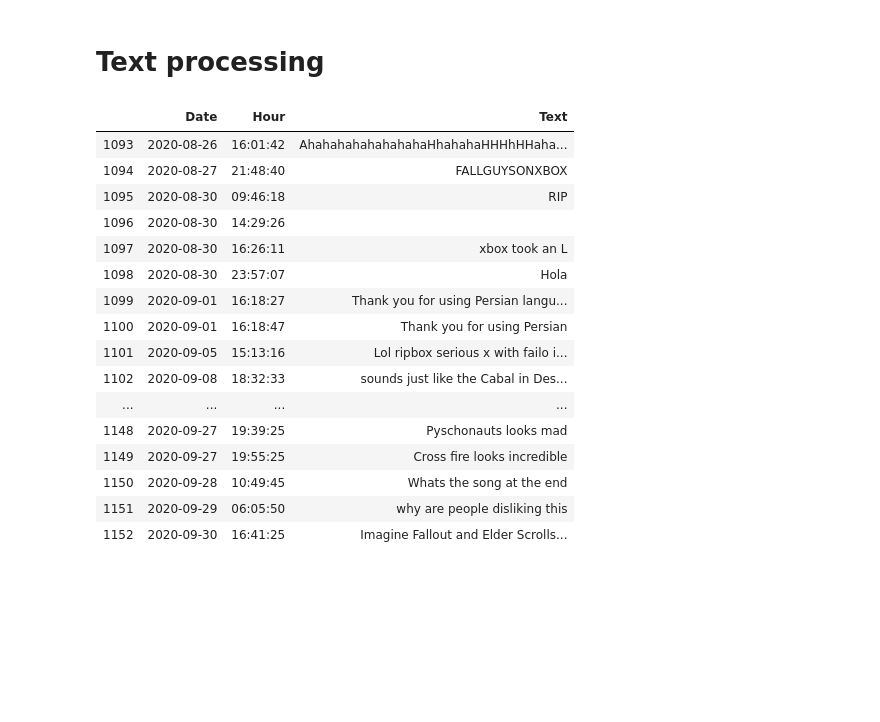
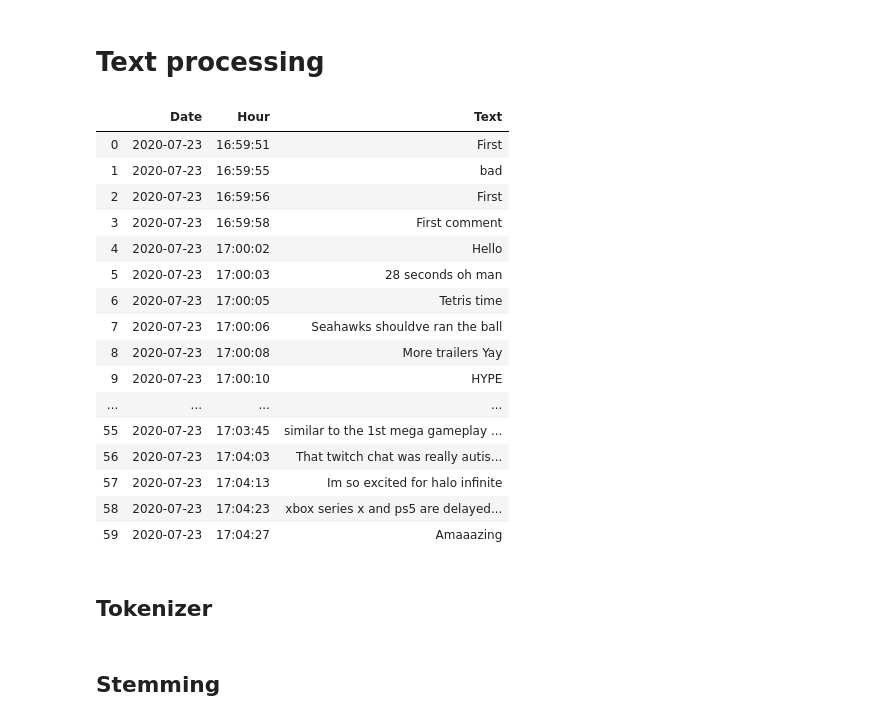
Before and after one commit to SalimAmarti/PS5_vs_XboxSeriesX, a Jupyter notebook: PS5 vs. Xbox Series X.ipynb, the cells around one changed output. Drawn from its saved outputs; the diff is of its cells as text; code cells hidden in the pictures; blank space fills up the shorter version.

Commit message:
performed tokenizer and stemming

```diff
--- a/PS5 vs. Xbox Series X.ipynb
+++ b/PS5 vs. Xbox Series X.ipynb
@@ -162,22 +172,24 @@ def clean_text(text):
 # %%
 Xbox_data['Text']=Xbox_data['Text'].apply(clean_text)
 # %%
-Xbox_data.tail(60)
+Xbox_data.head(60)
 # %% [output]
 |  | Date | Hour | Text |
-| 1093 | 2020-08-26 | 16:01:42 | AhahahahahahahahaHhahahaHHHhHHaha... |
-| 1094 | 2020-08-27 | 21:48:40 | FALLGUYSONXBOX |
-| 1095 | 2020-08-30 | 09:46:18 | RIP |
-| 1096 | 2020-08-30 | 14:29:26 |  |
-| 1097 | 2020-08-30 | 16:26:11 | xbox took an L |
-| 1098 | 2020-08-30 | 23:57:07 | Hola |
-| 1099 | 2020-09-01 | 16:18:27 | Thank you for using Persian langu... |
-| 1100 | 2020-09-01 | 16:18:47 | Thank you for using Persian |
-| 1101 | 2020-09-05 | 15:13:16 | Lol ripbox serious x with failo i... |
-| 1102 | 2020-09-08 | 18:32:33 | sounds just like the Cabal in Des... |
+| 0 | 2020-07-23 | 16:59:51 | First |
+| 1 | 2020-07-23 | 16:59:55 | bad |
+| 2 | 2020-07-23 | 16:59:56 | First |
+| 3 | 2020-07-23 | 16:59:58 | First comment |
+| 4 | 2020-07-23 | 17:00:02 | Hello |
+| 5 | 2020-07-23 | 17:00:03 | 28 seconds oh man |
+| 6 | 2020-07-23 | 17:00:05 | Tetris time |
+| 7 | 2020-07-23 | 17:00:06 | Seahawks shouldve ran the ball |
+| 8 | 2020-07-23 | 17:00:08 | More trailers Yay |
+| 9 | 2020-07-23 | 17:00:10 | HYPE |
 | ... | ... | ... | ... |
-| 1148 | 2020-09-27 | 19:39:25 | Pyschonauts looks mad |
-| 1149 | 2020-09-27 | 19:55:25 | Cross fire looks incredible |
-| 1150 | 2020-09-28 | 10:49:45 | Whats the song at the end |
-| 1151 | 2020-09-29 | 06:05:50 | why are people disliking this |
-| 1152 | 2020-09-30 | 16:41:25 | Imagine Fallout and Elder Scrolls... |
+| 55 | 2020-07-23 | 17:03:45 | similar to the 1st mega gameplay ... |
+| 56 | 2020-07-23 | 17:04:03 | That twitch chat was really autis... |
+| 57 | 2020-07-23 | 17:04:13 | Im so excited for halo infinite |
+| 58 | 2020-07-23 | 17:04:23 | xbox series x and ps5 are delayed... |
+| 59 | 2020-07-23 | 17:04:27 | Amaaazing |
+# %% [markdown]
+## Tokenizer
@@ -183,0 +198,2 @@ Xbox_data.tail(60)
+# %% [markdown]
+## Stemming
```
Also changed, not shown: parts of 6 cells of this notebook.
